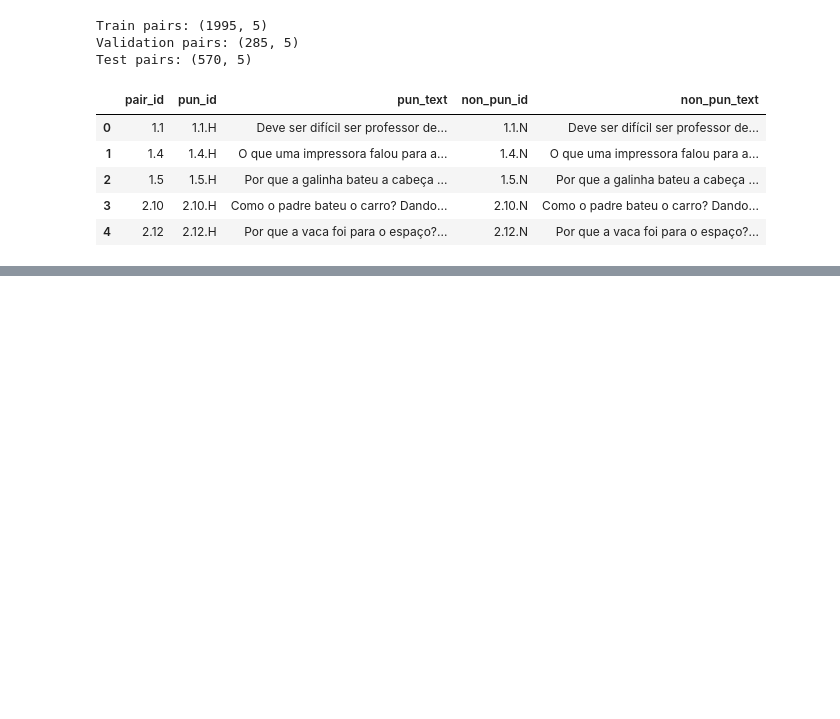
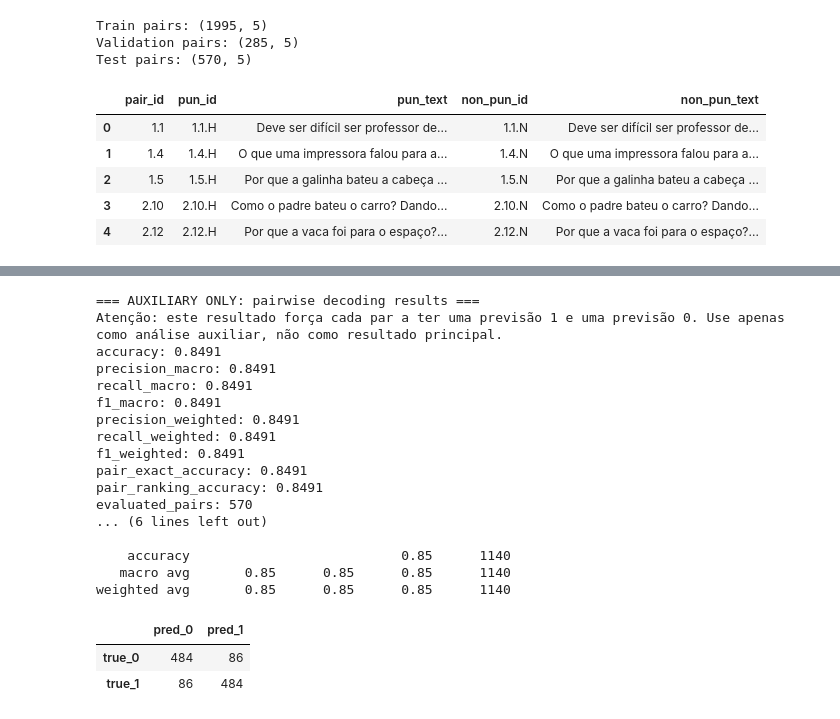
Before and after one commit to avelando/pun-detection-split-analysis, a Jupyter notebook: BERTimbau/constrativo/code.ipynb, the cells around one changed output, grey strips where cells are left out. Cells and saved outputs as stored; diff of their text form; code cells hidden in the pictures; blank space fills up the shorter version.

```diff
--- a/BERTimbau_constrativo.ipynb
+++ b/BERTimbau/constrativo/code.ipynb
@@ -1135,2 +1128,77 @@ Pair exact accuracy: 0.8509
 Pair ranking accuracy: 0.8491
 Evaluated pairs: 570
+# %%
+pairwise_test_predictions_df = apply_pairwise_decoding(
+    test_predictions_df
+)
+
+pairwise_test_metrics = compute_basic_metrics(
+    pairwise_test_predictions_df["label"].tolist(),
+    pairwise_test_predictions_df["prediction"].tolist()
+)
+
+pairwise_test_metrics.update(
+    compute_pair_metrics(pairwise_test_predictions_df)
+)
+
+print("\n=== AUXILIARY ONLY: pairwise decoding results ===")
+print(
+    "Atenção: este resultado força cada par a ter uma previsão 1 e uma previsão 0. "
+    "Use apenas como análise auxiliar, não como resultado principal."
+)
+
+for metric_name, metric_value in pairwise_test_metrics.items():
+    if isinstance(metric_value, float):
+        print(f"{metric_name}: {metric_value:.4f}")
+    else:
+        print(f"{metric_name}: {metric_value}")
+
+pairwise_y_true = pairwise_test_predictions_df["label"].tolist()
+pairwise_y_pred = pairwise_test_predictions_df["prediction"].tolist()
+
+print("\n=== AUXILIARY CLASSIFICATION REPORT: pairwise decoding ===")
+print(
+    classification_report(
+        pairwise_y_true,
+        pairwise_y_pred,
+        labels=[0, 1],
+        target_names=["0", "1"],
+        digits=2,
+        zero_division=0
+    )
+)
+
+pairwise_cm = confusion_matrix(
+    pairwise_y_true,
+    pairwise_y_pred,
+    labels=[0, 1]
+)
+
+pairwise_cm_df = pd.DataFrame(
+    pairwise_cm,
+    index=["true_0", "true_1"],
+    columns=["pred_0", "pred_1"]
+)
+
+display(pairwise_cm_df)
+# %% [output]
+=== AUXILIARY ONLY: pairwise decoding results ===
+Atenção: este resultado força cada par a ter uma previsão 1 e uma previsão 0. Use apenas como análise auxiliar, não como resultado principal.
+accuracy: 0.8491
+precision_macro: 0.8491
+recall_macro: 0.8491
+f1_macro: 0.8491
+precision_weighted: 0.8491
+recall_weighted: 0.8491
+f1_weighted: 0.8491
+pair_exact_accuracy: 0.8491
+pair_ranking_accuracy: 0.8491
+evaluated_pairs: 570
+... (6 lines left out)
+
+    accuracy                           0.85      1140
+   macro avg       0.85      0.85      0.85      1140
+weighted avg       0.85      0.85      0.85      1140
+|  | pred_0 | pred_1 |
+| true_0 | 484 | 86 |
+| true_1 | 86 | 484 |
```
Also changed, not shown: parts of 9 cells of this notebook, 11 other files.
